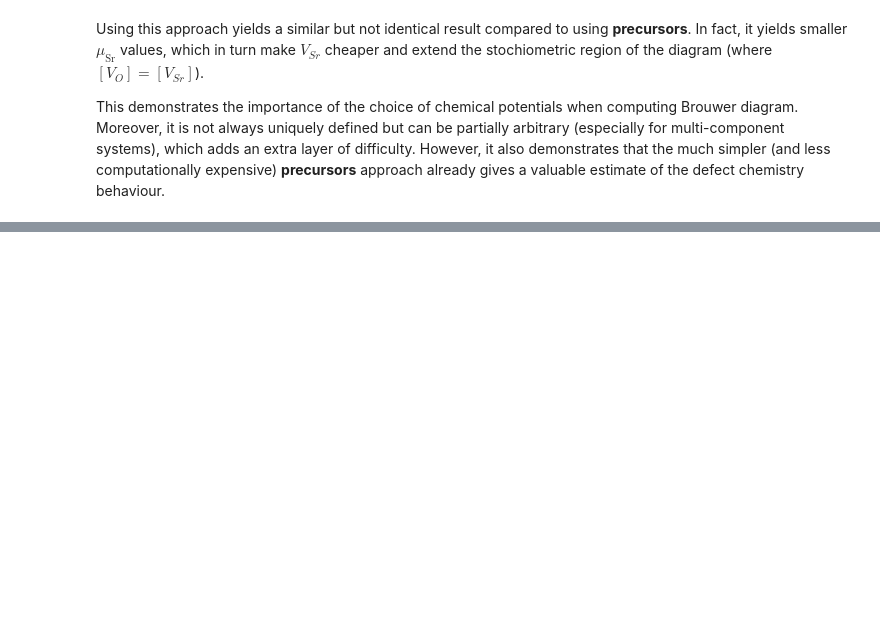
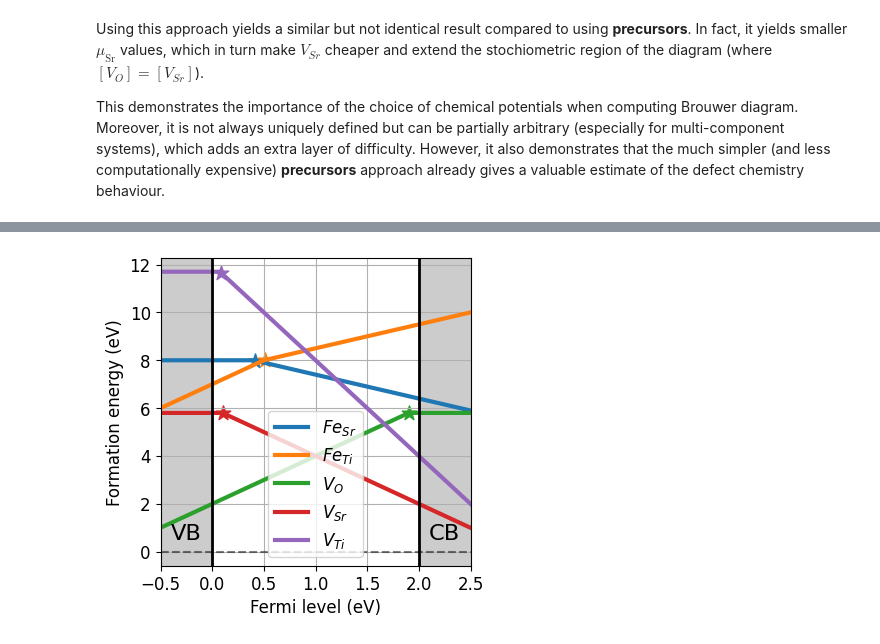
Before and after one commit to lorenzo-villa-hub/defermi, a Jupyter notebook: tutorials/brouwer_diagram.ipynb, the cells around one changed output, grey strips where cells are left out. Cells and saved outputs as stored; diff of their text form; code cells hidden in the pictures; blank space fills up the shorter version.

```diff
--- a/tutorials/brouwer_diagram.ipynb
+++ b/tutorials/brouwer_diagram.ipynb
@@ -218,0 +261,16 @@ This demonstrates the importance of the choice of chemical potentials when compu
+# %%
+data = [
+{'name': 'Vac_O','charge': 2,'multiplicity': 1,'energy_diff': 7,'bulk_volume': bulk_volume},
+{'name': 'Vac_O','charge':0,'multiplicity':1,'energy_diff': 10.8, 'bulk_volume': bulk_volume},
+{'name': 'Vac_Sr','charge': -2,'multiplicity': 1,'energy_diff': 8,'bulk_volume': bulk_volume},
+{'name': 'Vac_Sr','charge': 0,'multiplicity': 1,'energy_diff': 7.8,'bulk_volume': bulk_volume},
+{'name': 'Vac_Ti','charge': -4,'multiplicity': 1,'energy_diff': 20,'bulk_volume': bulk_volume},
+{'name': 'Vac_Ti','charge': 0,'multiplicity': 1,'energy_diff': 19.7,'bulk_volume': bulk_volume},
+{'name': 'Sub_Fe_on_Sr','charge': -1,'multiplicity': 1,'energy_diff': 1.9,'bulk_volume': bulk_volume},
+{'name': 'Sub_Fe_on_Sr','charge':0,'multiplicity':1,'energy_diff': 1.5, 'bulk_volume': bulk_volume},
+{'name': 'Sub_Fe_on_Ti','charge': 1,'multiplicity': 1,'energy_diff': 7.0,'bulk_volume': bulk_volume},
+{'name': 'Sub_Fe_on_Ti','charge': 2,'multiplicity': 1,'energy_diff': 6.5,'bulk_volume': bulk_volume},
+]
+df = pd.DataFrame(data)
+da = DefectsAnalysis.from_dataframe(df,band_gap=2.0,vbm=0.0)
+da.table(display=['energy_diff'])
@@ -218,0 +289,5 @@ This demonstrates the importance of the choice of chemical potentials when compu
+# %%
+chempots = {'O':-5,'Sr':-2,'Fe':-8.5,'Ti':-8}
+da.plot_formation_energies(chempots,figsize=(4,4));
+# %% [output]
+[figure, added]
```
Also changed, not shown: parts of 10 cells of this notebook.
